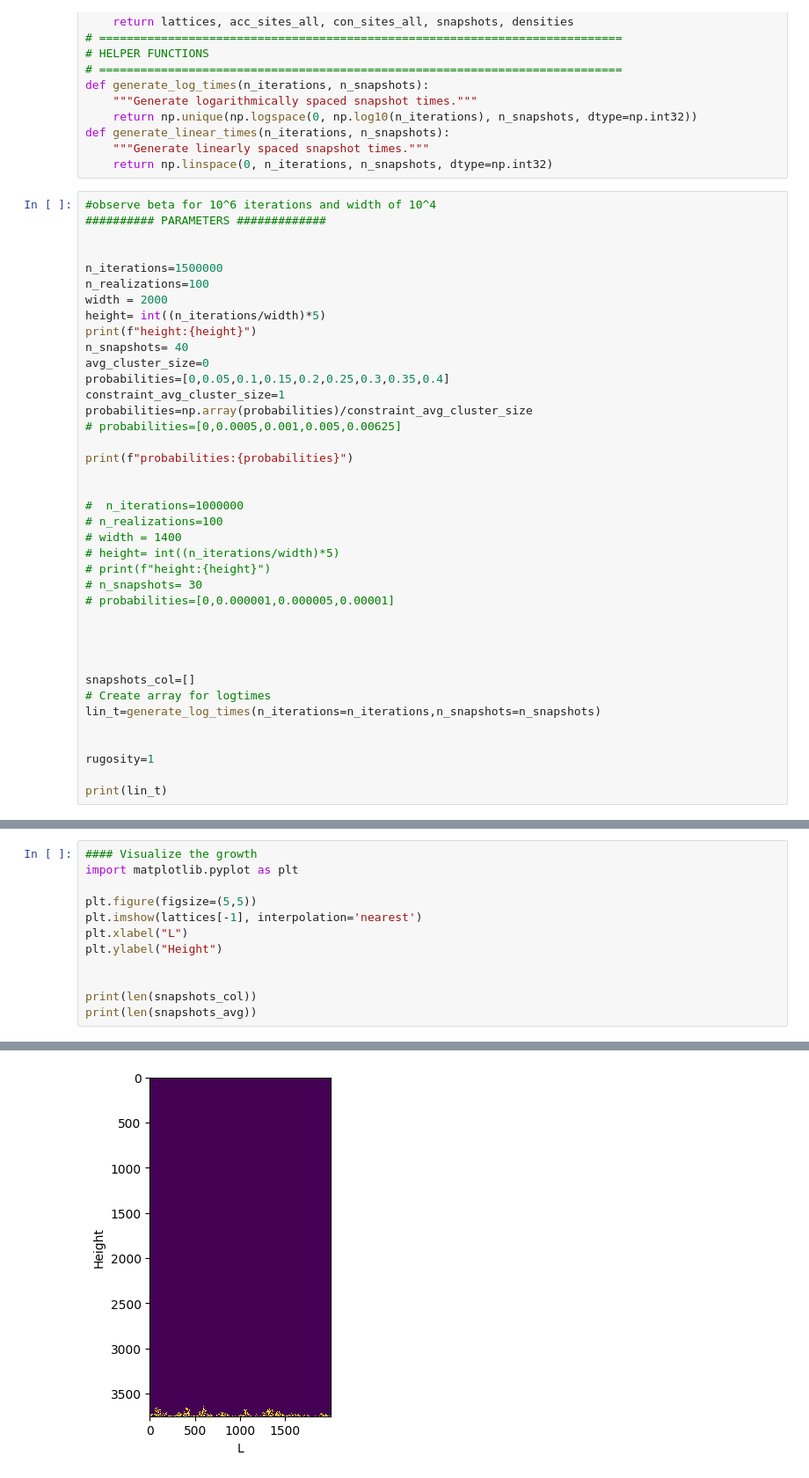
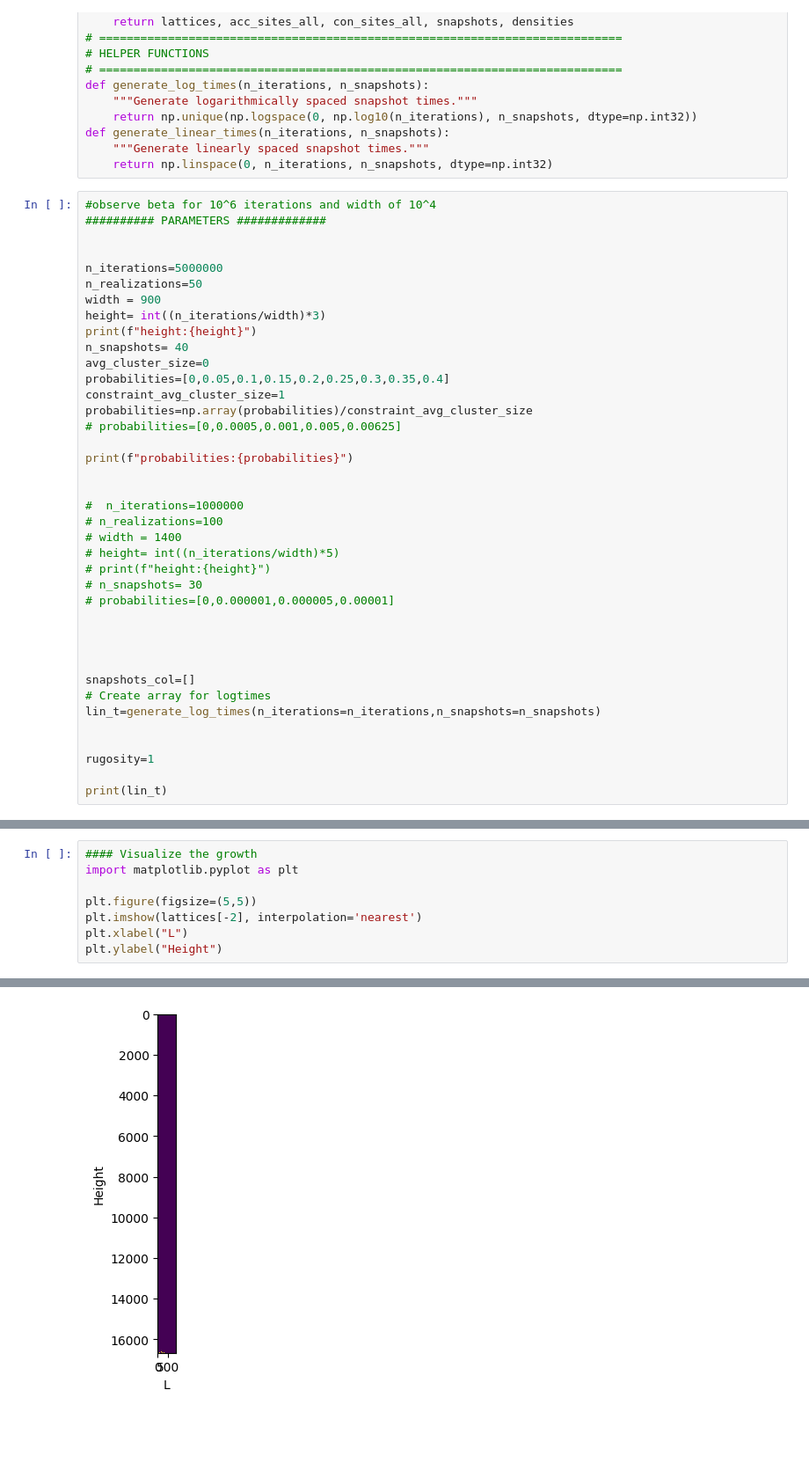
Before and after one commit to maxou2804/script_1D_Eden, a Jupyter notebook: constraints_sites_1.ipynb, the cells around one changed output, grey strips where cells are left out. Shown at 88% size. Saved outputs shown, nothing was run; the diff lists cells and outputs as text; blank space fills up the shorter version.

```diff
--- a/constraints_sites_1.ipynb
+++ b/constraints_sites_1.ipynb
@@ -726,10 +726,10 @@ def generate_linear_times(n_iterations, n_snapshots):
 ########## PARAMETERS #############
 
 
-n_iterations=1500000
-n_realizations=100
-width = 2000
-height= int((n_iterations/width)*5)
+n_iterations=5000000
+n_realizations=50
+width = 900
+height= int((n_iterations/width)*3)
 print(f"height:{height}")
 n_snapshots= 40
 avg_cluster_size=0
@@ -802,11 +868,7 @@ for probability in probabilities:
 import matplotlib.pyplot as plt
 
 plt.figure(figsize=(5,5))
-plt.imshow(lattices[-1], interpolation='nearest')
+plt.imshow(lattices[-2], interpolation='nearest')
 plt.xlabel("L")
 plt.ylabel("Height")
-
-
-print(len(snapshots_col))
-print(len(snapshots_avg))
 # %% [output]
@@ -815,4 +876,4 @@ print(len(snapshots_avg))
-[figure, old version]
+[figure, new version]
 # %%
 #plot the exponents
 import numpy as np
```
Also changed, not shown: parts of 5 cells of this notebook, 7 other files.
